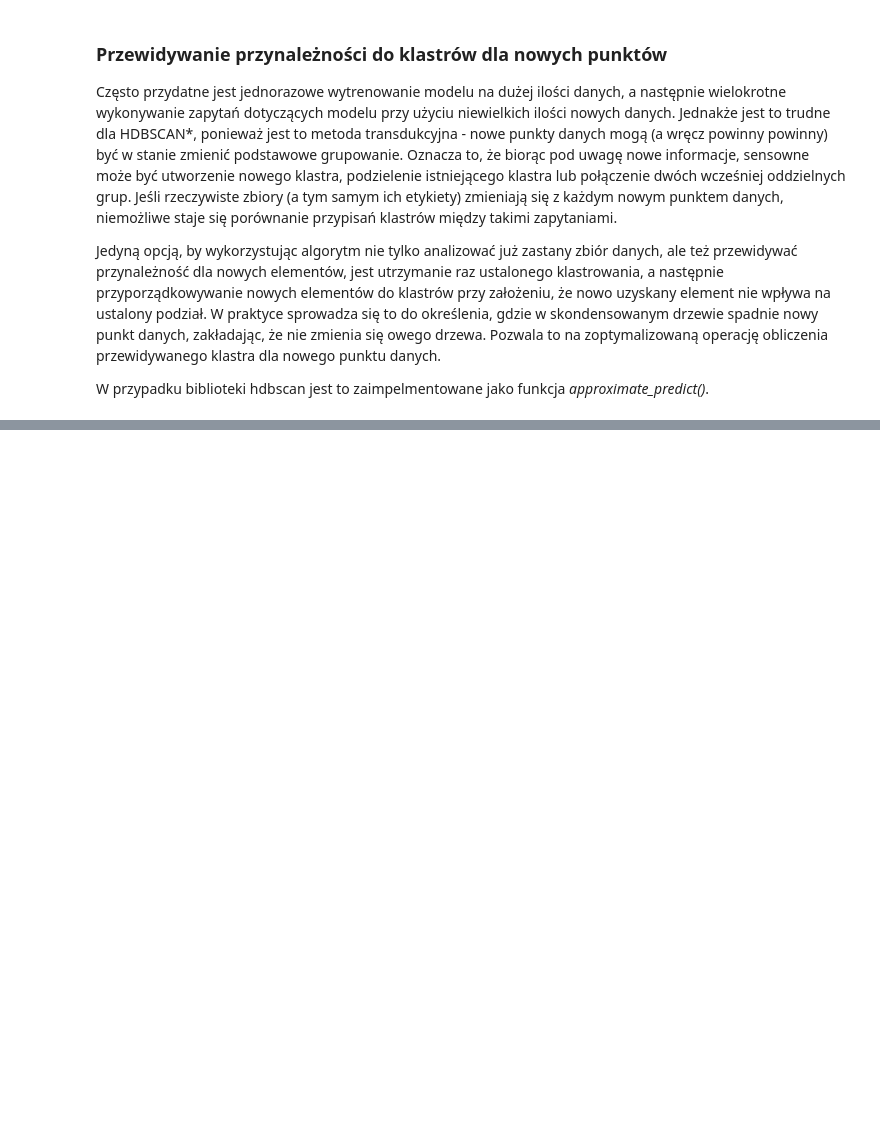
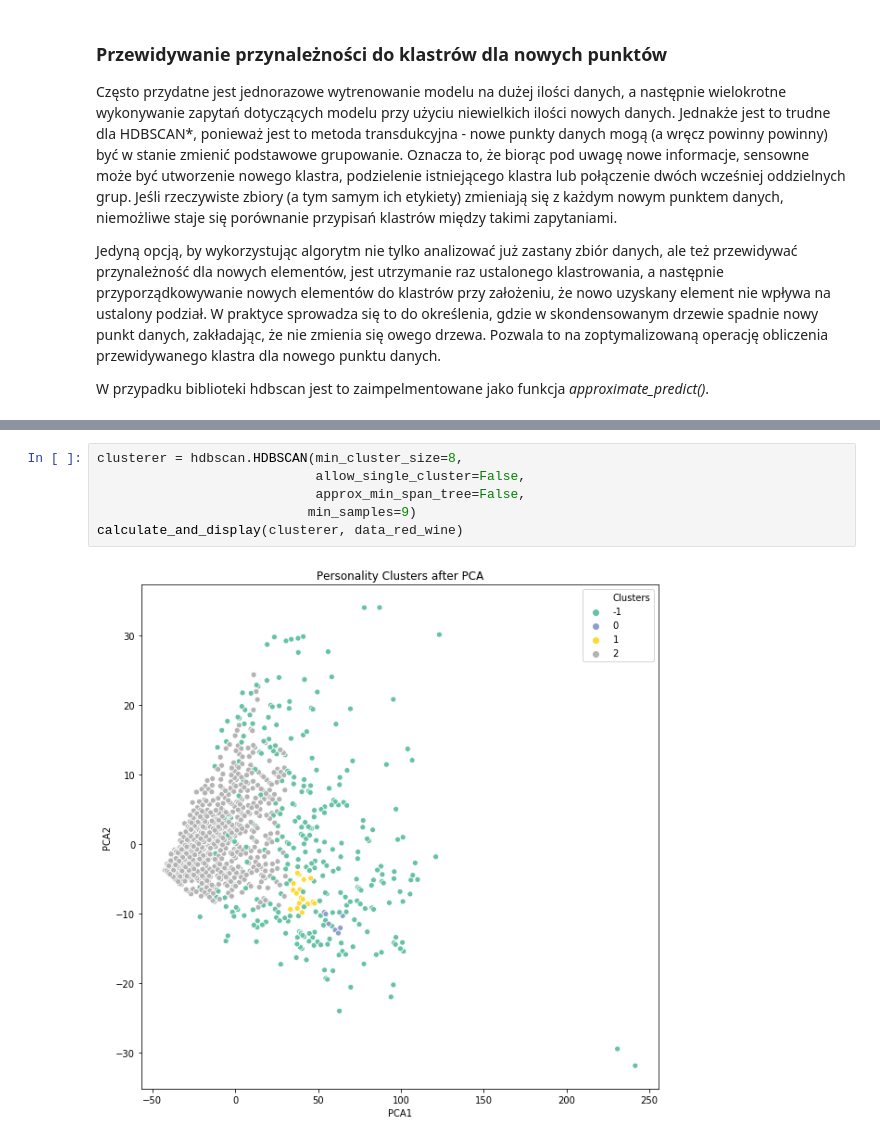
Before and after one commit to mic9410/wine-dataset, a Jupyter notebook: final-project.ipynb, the cells around one changed output, grey strips where cells are left out. Saved outputs shown, nothing was run; the diff lists cells and outputs as text; blank space fills up the shorter version.

```diff
--- a/final-project.ipynb
+++ b/final-project.ipynb
@@ -433,0 +408,8 @@ IndexError: index 3115 is out of bounds for axis 0 with size 12
+# %%
+clusterer = hdbscan.HDBSCAN(min_cluster_size=8,
+                            allow_single_cluster=False,
+                            approx_min_span_tree=False,
+                           min_samples=9)
+calculate_and_display(clusterer, data_red_wine)
+# %% [output]
+[figure, added]
```
Also changed, not shown: parts of 25 cells of this notebook.
